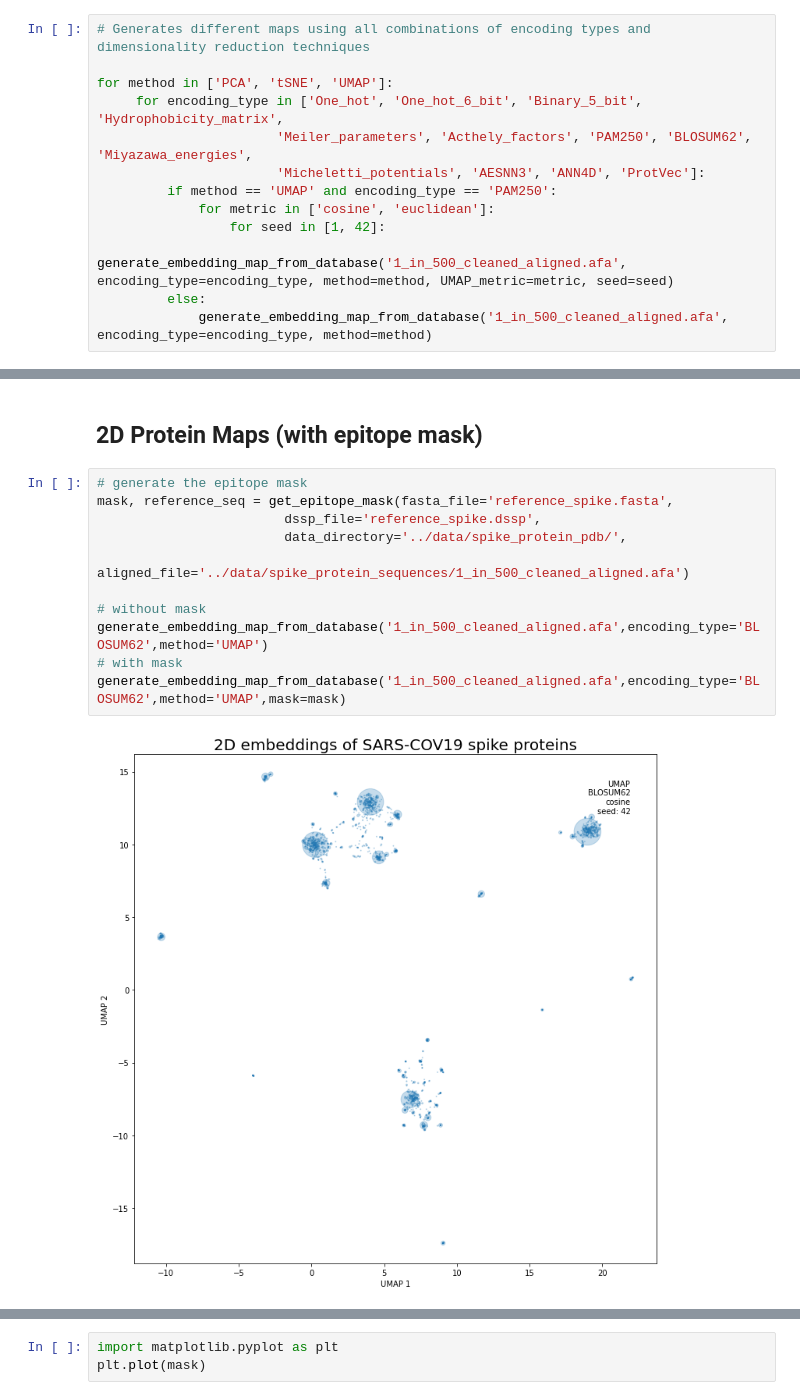
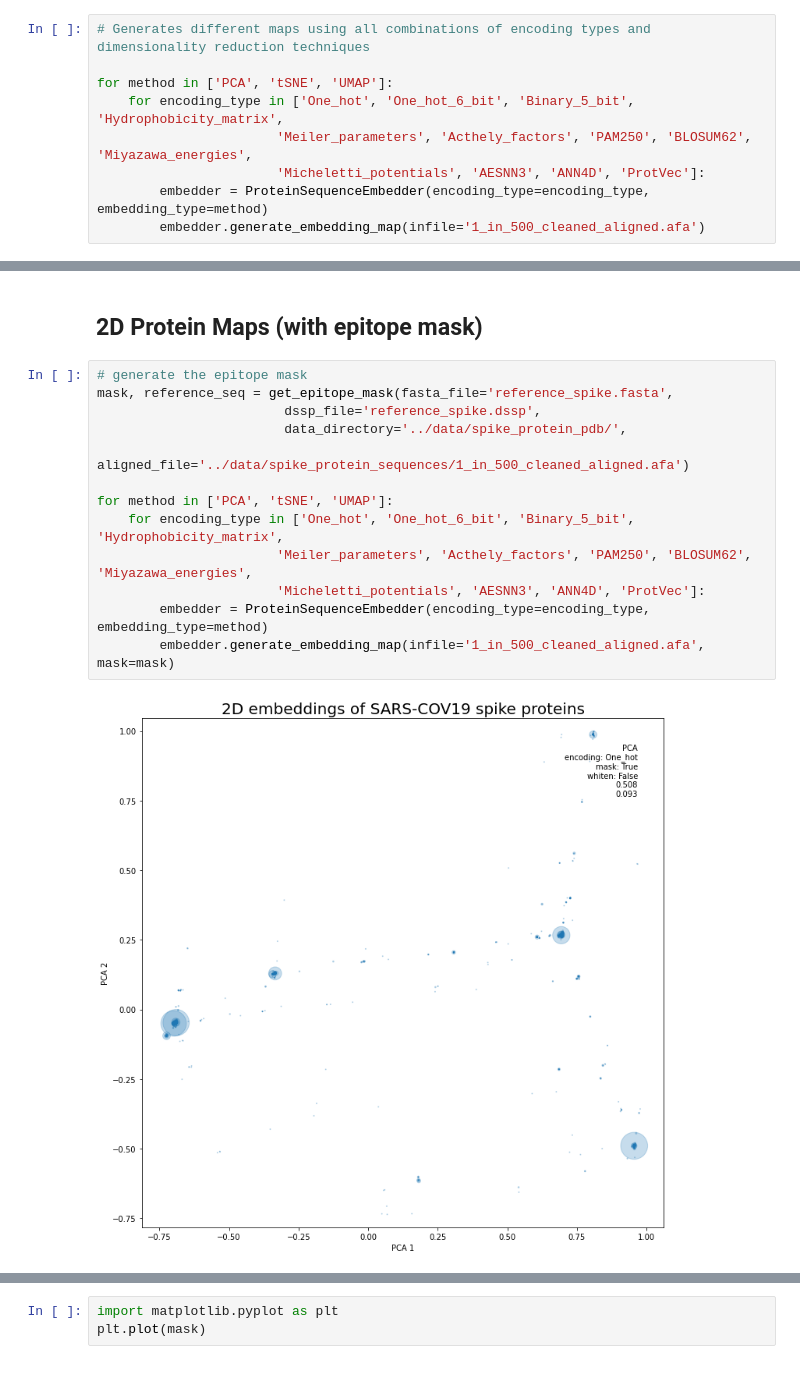
Before and after one commit to dominicp6/VAE-SpikeProtein-Generation, a Jupyter notebook: visualisation/2D_protein_map.ipynb, the cells around one changed output, grey strips where cells are left out. Cells and saved outputs as stored; diff of their text form.

Commit message:
streamlined visualisation pipeline. code to generate random sequences using language models.

```diff
--- a/visualisation/2D_protein_map.ipynb
+++ b/visualisation/2D_protein_map.ipynb
@@ -13,12 +15,8 @@ data_dir = parent_dir + '/data/spike_proteins/'   # path to datasets
 # Generates different maps using all combinations of encoding types and dimensionality reduction techniques
 
 for method in ['PCA', 'tSNE', 'UMAP']:
-     for encoding_type in ['One_hot', 'One_hot_6_bit', 'Binary_5_bit', 'Hydrophobicity_matrix',
+    for encoding_type in ['One_hot', 'One_hot_6_bit', 'Binary_5_bit', 'Hydrophobicity_matrix',
                        'Meiler_parameters', 'Acthely_factors', 'PAM250', 'BLOSUM62', 'Miyazawa_energies',
                        'Micheletti_potentials', 'AESNN3', 'ANN4D', 'ProtVec']:
-         if method == 'UMAP' and encoding_type == 'PAM250':
-             for metric in ['cosine', 'euclidean']:
-                 for seed in [1, 42]:
-                     generate_embedding_map_from_database('1_in_500_cleaned_aligned.afa', encoding_type=encoding_type, method=method, UMAP_metric=metric, seed=seed)
-         else:
-             generate_embedding_map_from_database('1_in_500_cleaned_aligned.afa', encoding_type=encoding_type, method=method)
+        embedder = ProteinSequenceEmbedder(encoding_type=encoding_type, embedding_type=method)
+        embedder.generate_embedding_map(infile='1_in_500_cleaned_aligned.afa')
@@ -27,13 +30,15 @@ for method in ['PCA', 'tSNE', 'UMAP']:
 # %%
 # generate the epitope mask
 mask, reference_seq = get_epitope_mask(fasta_file='reference_spike.fasta',
                         dssp_file='reference_spike.dssp',
                         data_directory='../data/spike_protein_pdb/',
                         aligned_file='../data/spike_protein_sequences/1_in_500_cleaned_aligned.afa')
 
-# without mask
-generate_embedding_map_from_database('1_in_500_cleaned_aligned.afa',encoding_type='BLOSUM62',method='UMAP')
-# with mask
-generate_embedding_map_from_database('1_in_500_cleaned_aligned.afa',encoding_type='BLOSUM62',method='UMAP',mask=mask)
+for method in ['PCA', 'tSNE', 'UMAP']:
+    for encoding_type in ['One_hot', 'One_hot_6_bit', 'Binary_5_bit', 'Hydrophobicity_matrix',
+                       'Meiler_parameters', 'Acthely_factors', 'PAM250', 'BLOSUM62', 'Miyazawa_energies',
+                       'Micheletti_potentials', 'AESNN3', 'ANN4D', 'ProtVec']:
+        embedder = ProteinSequenceEmbedder(encoding_type=encoding_type, embedding_type=method)
+        embedder.generate_embedding_map(infile='1_in_500_cleaned_aligned.afa', mask=mask)
 # %% [output]
-[figure, old version]
+[figure, new version]
```
Also changed, not shown: parts of 12 cells of this notebook, 6 other files.
